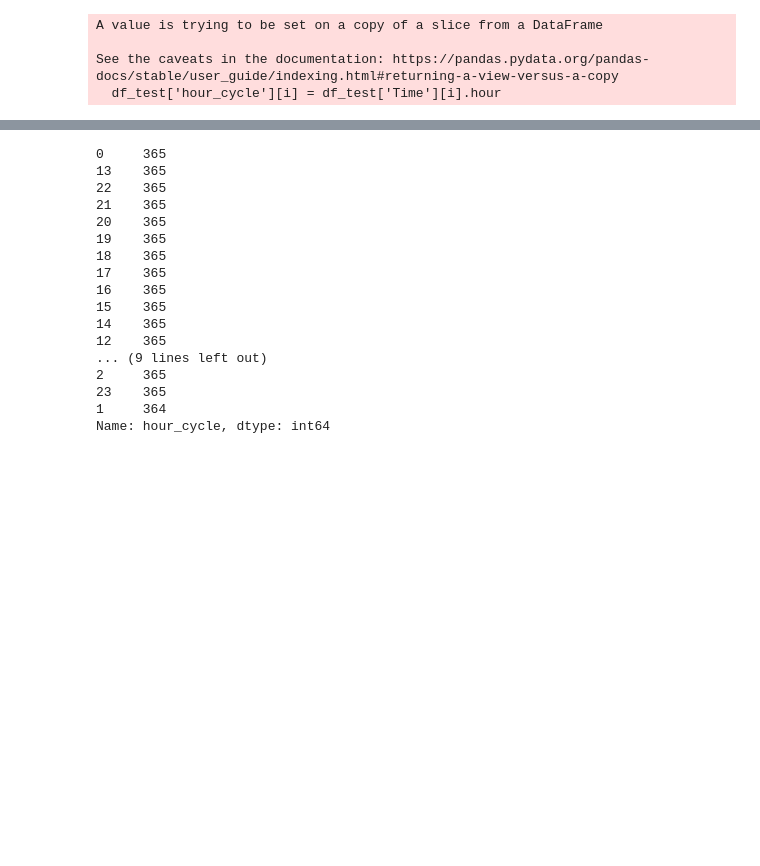
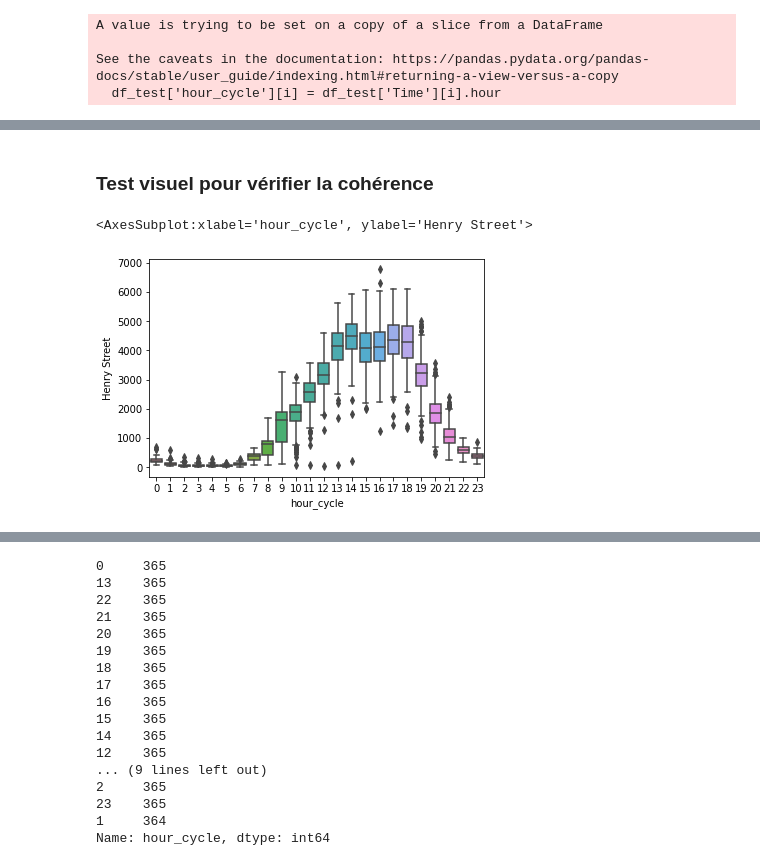
Before and after one commit to Pabaz22/slcities, a Jupyter notebook: notebooks/cleaning_ped_data_VL_19.ipynb, the cells around one changed output, grey strips where cells are left out. Drawn from its saved outputs; the diff is of its cells as text; code cells hidden in the pictures; blank space fills up the shorter version.

```diff
--- a/notebooks/cleaning_ped_data_VL_19.ipynb
+++ b/notebooks/cleaning_ped_data_VL_19.ipynb
@@ -86,6 +87,6 @@ Il reste toujours à combler la colonne Dawson Street
 # %% [markdown]
 ## Je passe au reste du dataframe 2019
 # %%
-data_2019_test = data_2019.drop(columns=['Time','O\'Connell St Outside Clerys', 'Dawson Street Replacement', 'Westmoreland Street East', 'Dawson Street',\
+data_2019_rest = data_2019.drop(columns=['Time','O\'Connell St Outside Clerys', 'Dawson Street Replacement', 'Westmoreland Street East', 'Dawson Street',\
 'Liffey Street', 'Westmoreland Street West', 'Grafton Street'])
 # %%
@@ -205,0 +196,7 @@ df_test
+# %% [markdown]
+### Test visuel pour vérifier la cohérence
+# %%
+sns.boxplot(x='hour_cycle', y='Henry Street', data=df_test)
+# %% [output]
+<AxesSubplot:xlabel='hour_cycle', ylabel='Henry Street'>
+[figure, added]
```
Also changed, not shown: parts of 36 cells of this notebook.
